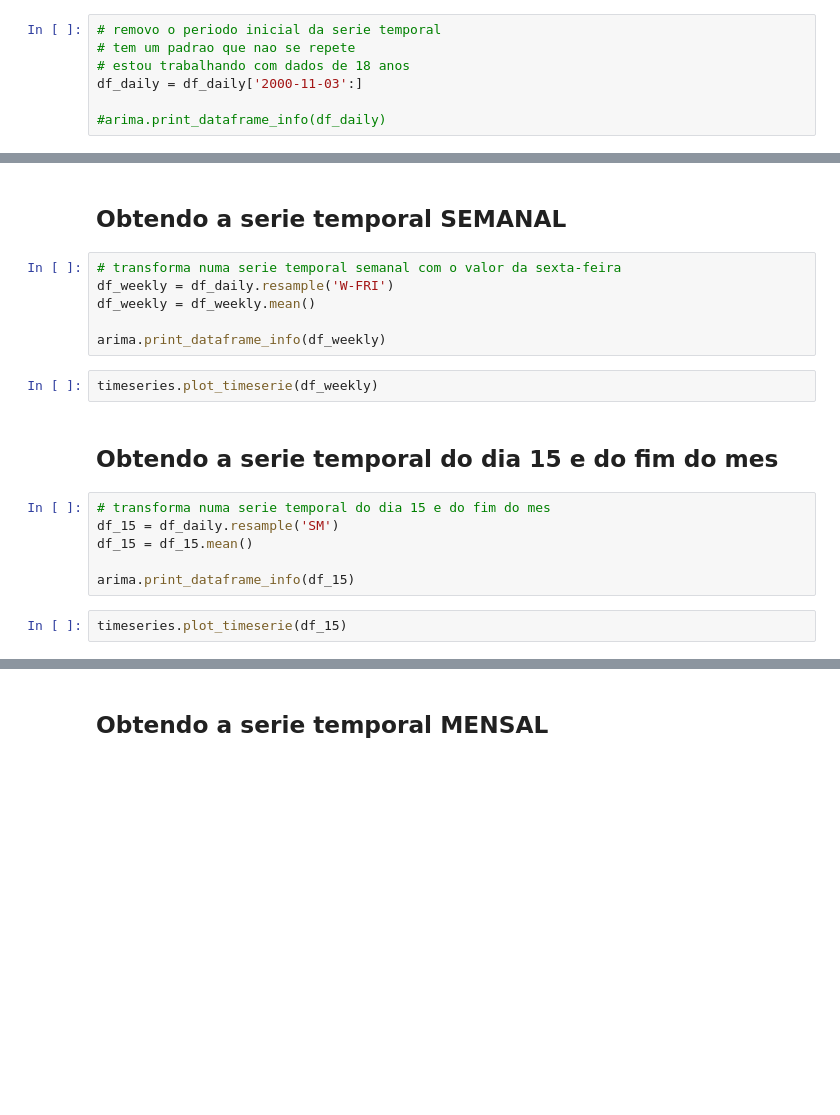
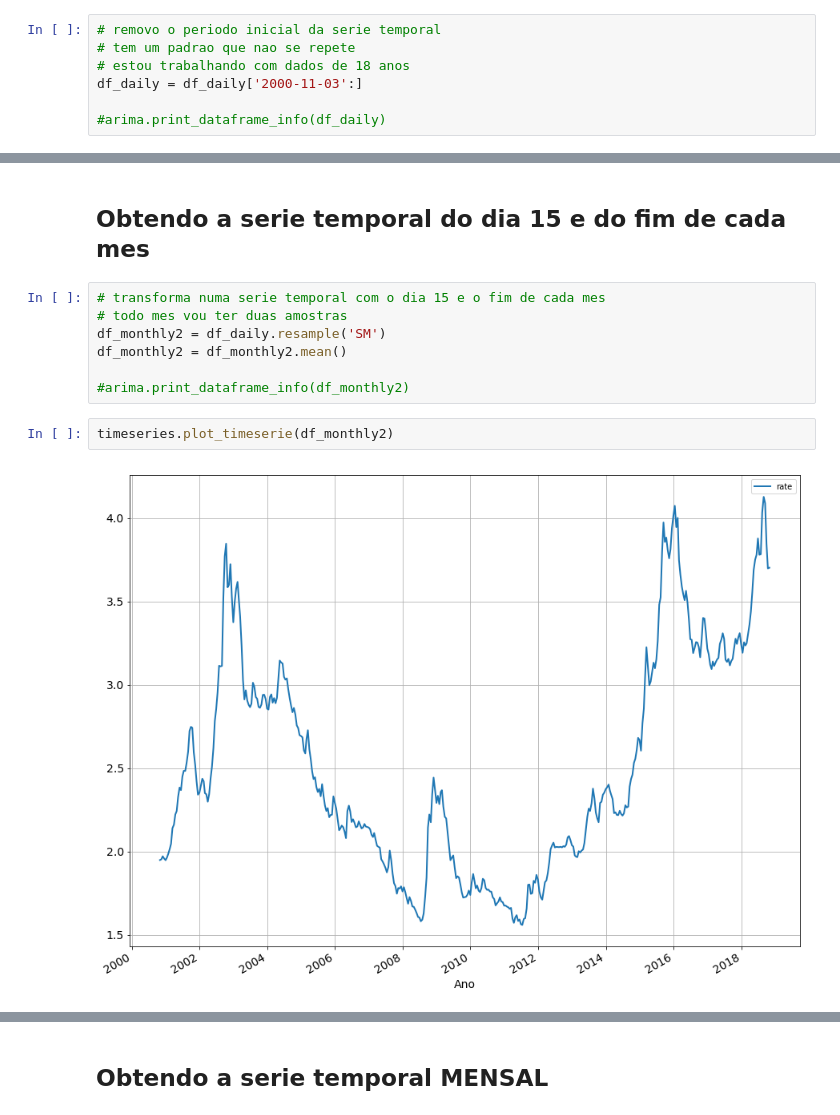
Before and after one commit to jorgealmeidajr/tcc-senai-timeseries, a Jupyter notebook: src/timeseries01-analysis.ipynb, the cells around one changed output, grey strips where cells are left out. Saved outputs shown, nothing was run; the diff lists cells and outputs as text; blank space fills up the shorter version.

Commit message:
Obtendo ts01 mensal com duas amostras.

```diff
--- a/src/timeseries01-analysis.ipynb
+++ b/src/timeseries01-analysis.ipynb
@@ -60,21 +65,14 @@ timeseries.plot_timeserie(df_daily)
 # %% [markdown]
-## Obtendo a serie temporal SEMANAL
+## Obtendo a serie temporal do dia 15 e do fim de cada mes
-# %%
-# transforma numa serie temporal semanal com o valor da sexta-feira
-df_weekly = df_daily.resample('W-FRI')
-df_weekly = df_weekly.mean()
-
-arima.print_dataframe_info(df_weekly)
+# %%
+# transforma numa serie temporal com o dia 15 e o fim de cada mes
+# todo mes vou ter duas amostras
+df_monthly2 = df_daily.resample('SM')
+df_monthly2 = df_monthly2.mean()
+
+#arima.print_dataframe_info(df_monthly2)
 # %%
-timeseries.plot_timeserie(df_weekly)
+timeseries.plot_timeserie(df_monthly2)
+# %% [output]
+[figure, added]
-# %% [markdown]
-## Obtendo a serie temporal do dia 15 e do fim do mes
-# %%
-# transforma numa serie temporal do dia 15 e do fim do mes
-df_15 = df_daily.resample('SM')
-df_15 = df_15.mean()
-
-arima.print_dataframe_info(df_15)
-# %%
-timeseries.plot_timeserie(df_15)
 # %%
```
Also changed, not shown: parts of 9 cells of this notebook, 4 other files.
